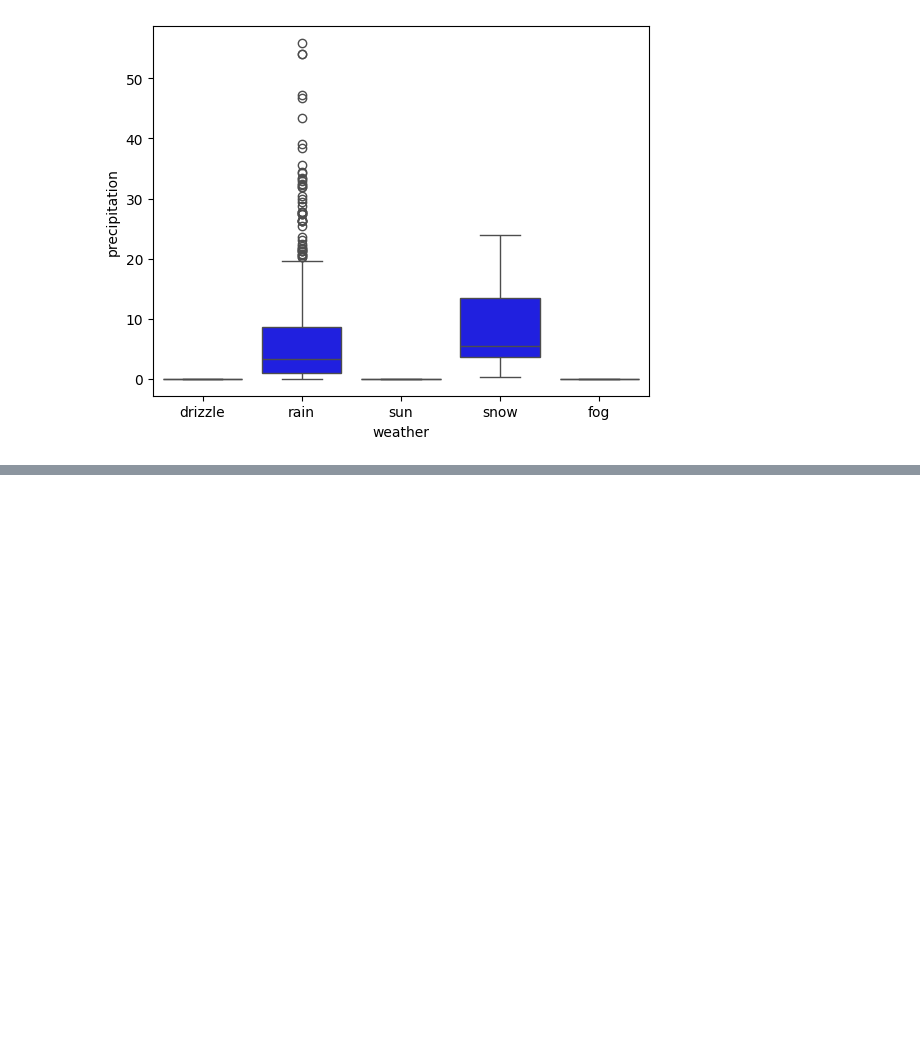
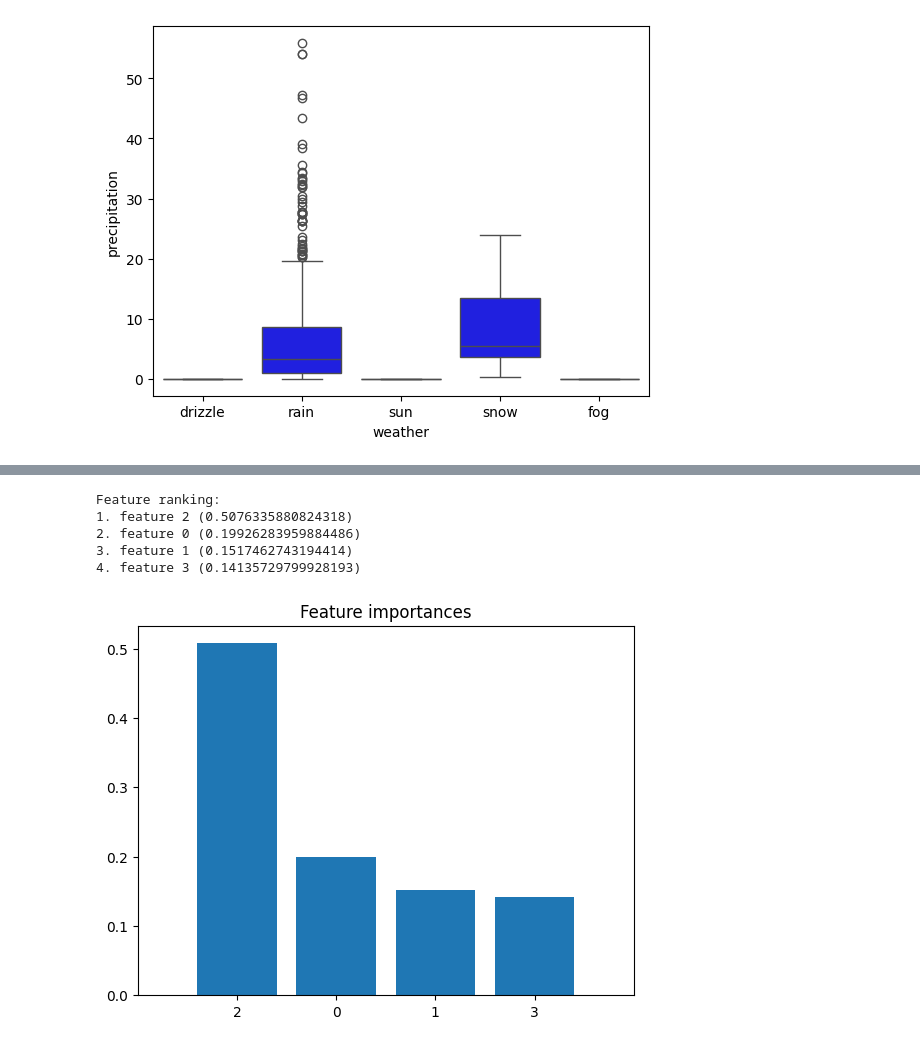
Before and after one commit to Inezariane/EDA--Exploratory-Data-Analysis-, a Jupyter notebook: explore_dataset.ipynb, the cells around one changed output, grey strips where cells are left out. Drawn from its saved outputs; the diff is of its cells as text; code cells hidden in the pictures; blank space fills up the shorter version.

```diff
--- a/explore_dataset.ipynb
+++ b/explore_dataset.ipynb
@@ -133,0 +208,22 @@ y = df['weather_enc']
+# %%
+# We can also check the feature importance to see which features are the most important for the model.
+importances = rf.feature_importances_
+indices = np.argsort(importances)[::-1]
+# Print the feature ranking
+print("Feature ranking:")
+for f in range(X.shape[1]):
+    print(f"{f + 1}. feature {indices[f]} ({importances[indices[f]]})")
+# Plot the feature importances of the forest
+plt.figure()
+plt.title("Feature importances")
+plt.bar(range(X.shape[1]), importances[indices], align="center")
+plt.xticks(range(X.shape[1]), indices)
+plt.xlim([-1, X.shape[1]])
+plt.show()
+# %% [output]
+Feature ranking:
+1. feature 2 (0.5076335880824318)
+2. feature 0 (0.19926283959884486)
+3. feature 1 (0.1517462743194414)
+4. feature 3 (0.14135729799928193)
+[figure, added]
```
Also changed, not shown: parts of 8 cells of this notebook.
